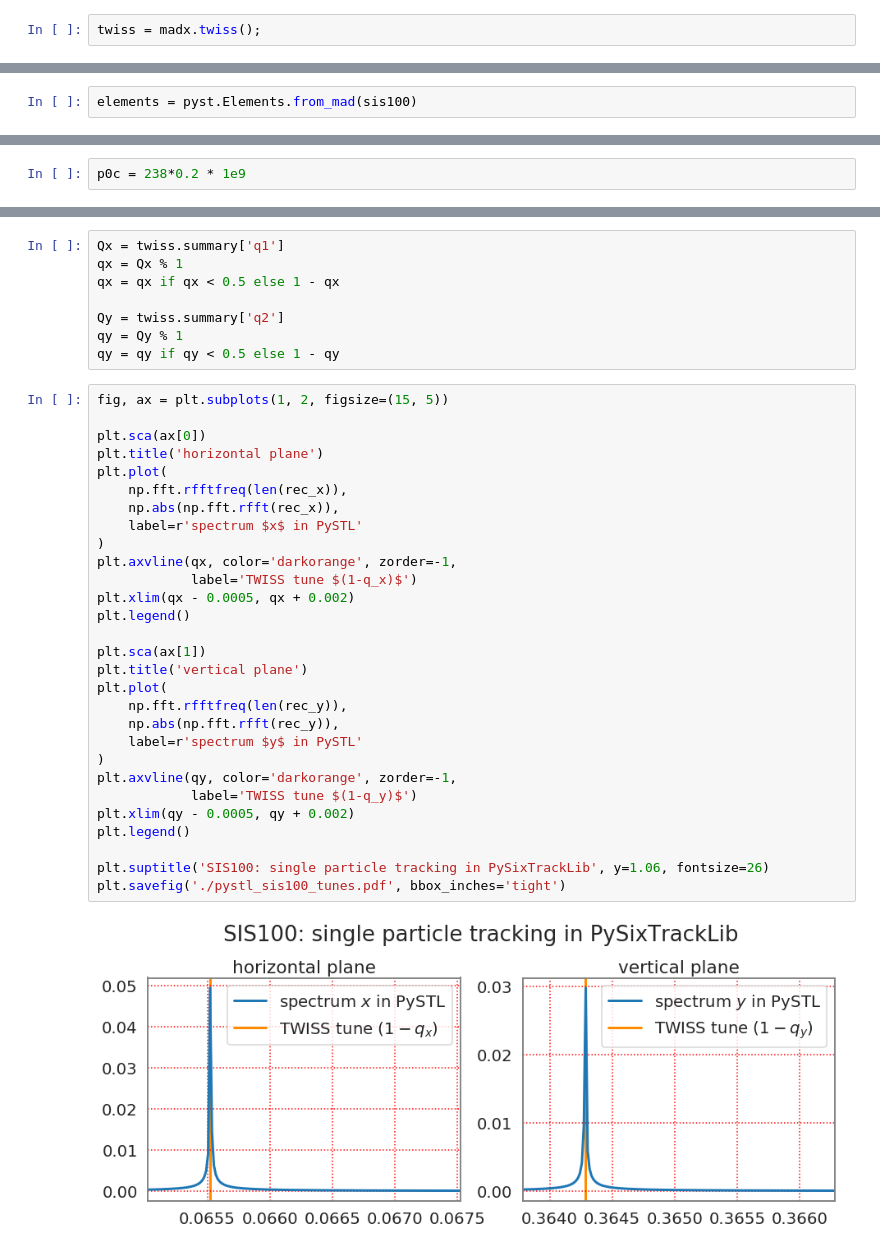
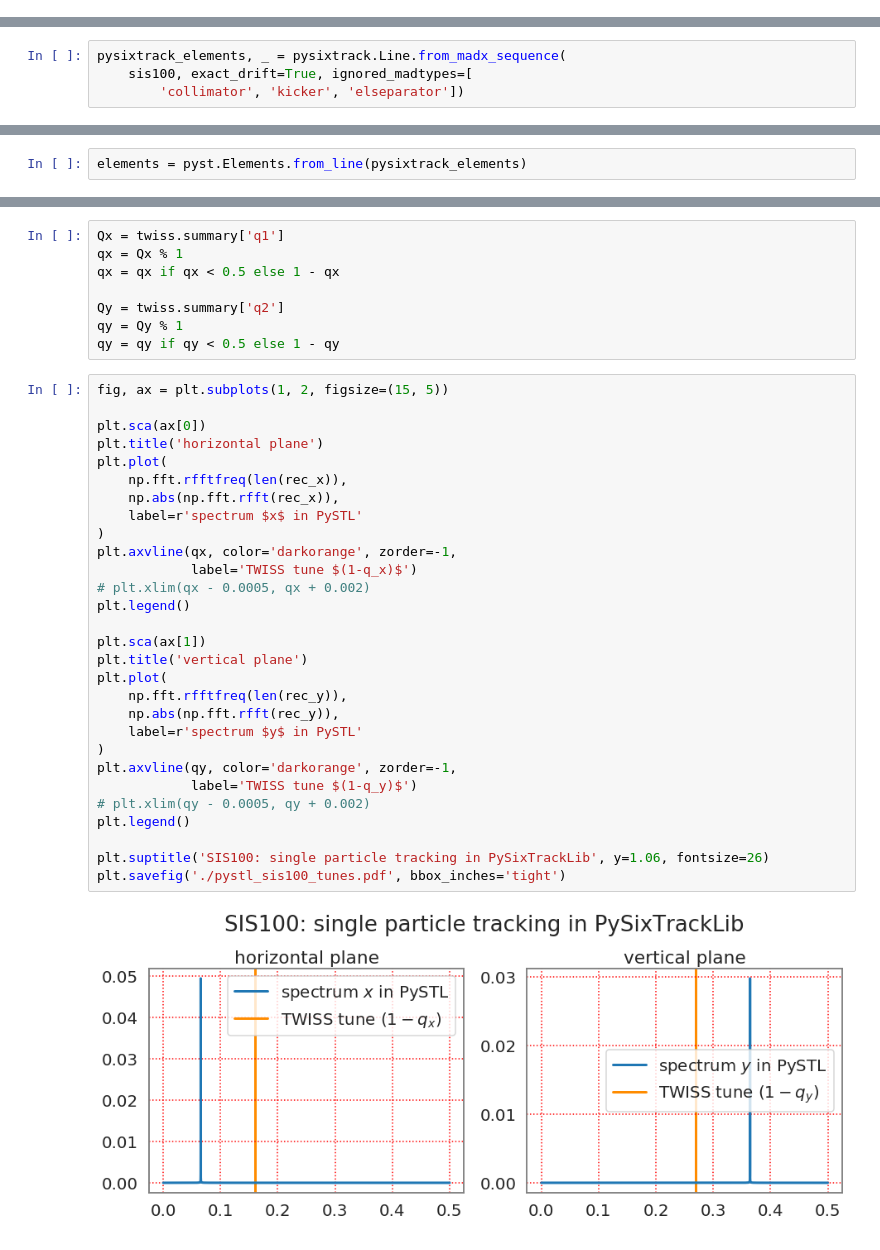
Before and after one commit to aoeftiger/sixtracklib_pyht_playground, a Jupyter notebook: sis100/SIS100.ipynb, the cells around one changed output, grey strips where cells are left out. Drawn from its saved outputs; the diff is of its cells as text.

```diff
--- a/sis100/SIS100.ipynb
+++ b/sis100/SIS100.ipynb
@@ -176,2 +136,0 @@ madx.use(sequence='SIS100RING')
-# %%
-twiss = madx.twiss();
@@ -202,0 +142,4 @@ sis100 = madx.sequence.sis100ring
+# %%
+pysixtrack_elements, _ = pysixtrack.Line.from_madx_sequence(
+    sis100, exact_drift=True, ignored_madtypes=[
+        'collimator', 'kicker', 'elseparator'])
@@ -203,5 +154,5 @@ sis100 = madx.sequence.sis100ring
 # %%
-elements = pyst.Elements.from_mad(sis100)
+elements = pyst.Elements.from_line(pysixtrack_elements)
 # %%
 len(elements.get_elements())
 # %% [output]
@@ -209,8 +183,6 @@ len(elements.get_elements())
 # %%
 nturns = 2**16
 elements.BeamMonitor(num_stores=nturns);
-# %%
-p0c = 238*0.2 * 1e9
 # %%
 npart = 1
 particles = pyst.Particles.from_ref(npart, p0c=p0c)
@@ -243,31 +215,31 @@ qy = qy if qy < 0.5 else 1 - qy
 # %%
 fig, ax = plt.subplots(1, 2, figsize=(15, 5))
 
 plt.sca(ax[0])
 plt.title('horizontal plane')
 plt.plot(
     np.fft.rfftfreq(len(rec_x)),
     np.abs(np.fft.rfft(rec_x)),
     label=r'spectrum $x$ in PySTL'
 )
 plt.axvline(qx, color='darkorange', zorder=-1,
             label='TWISS tune $(1-q_x)$')
-plt.xlim(qx - 0.0005, qx + 0.002)
+# plt.xlim(qx - 0.0005, qx + 0.002)
 plt.legend()
 
 plt.sca(ax[1])
 plt.title('vertical plane')
 plt.plot(
     np.fft.rfftfreq(len(rec_y)),
     np.abs(np.fft.rfft(rec_y)),
     label=r'spectrum $y$ in PySTL'
 )
 plt.axvline(qy, color='darkorange', zorder=-1,
             label='TWISS tune $(1-q_y)$')
-plt.xlim(qy - 0.0005, qy + 0.002)
+# plt.xlim(qy - 0.0005, qy + 0.002)
 plt.legend()
 
 plt.suptitle('SIS100: single particle tracking in PySixTrackLib', y=1.06, fontsize=26)
 plt.savefig('./pystl_sis100_tunes.pdf', bbox_inches='tight')
 # %% [output]
-[figure, old version]
+[figure, new version]
```
Also changed, not shown: parts of 23 cells of this notebook, 1 other file.
